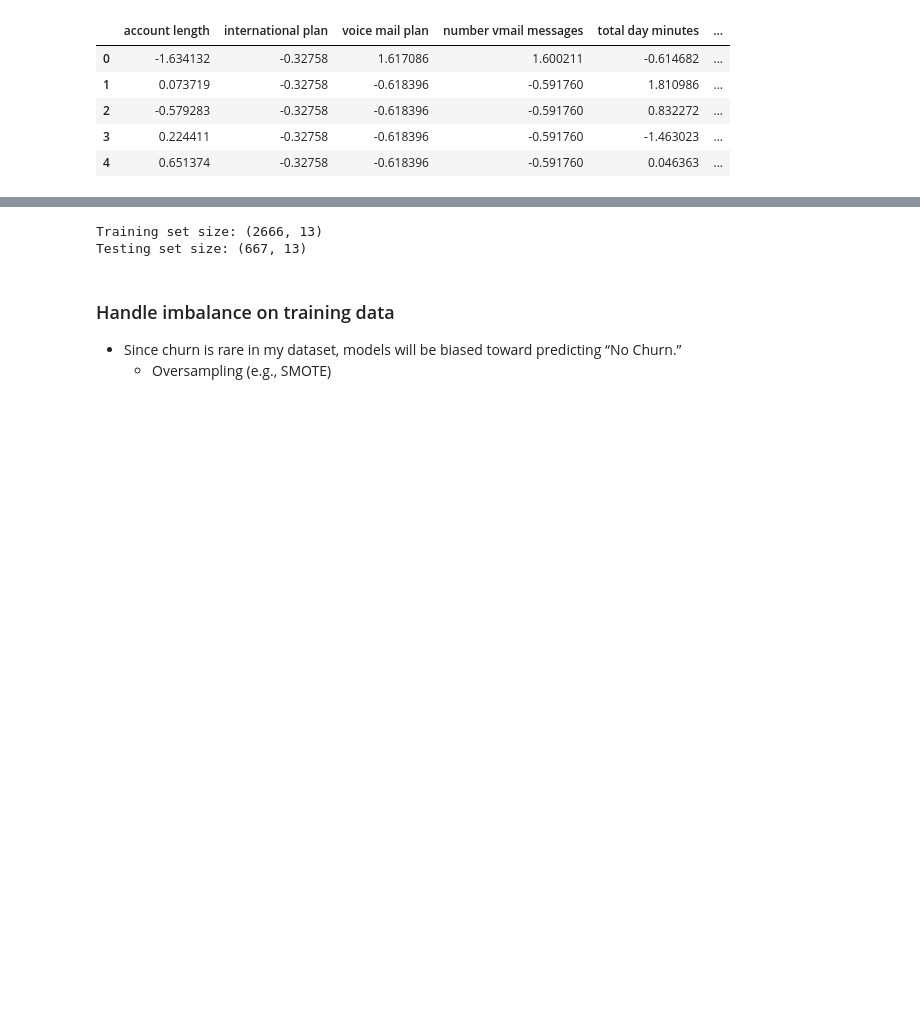
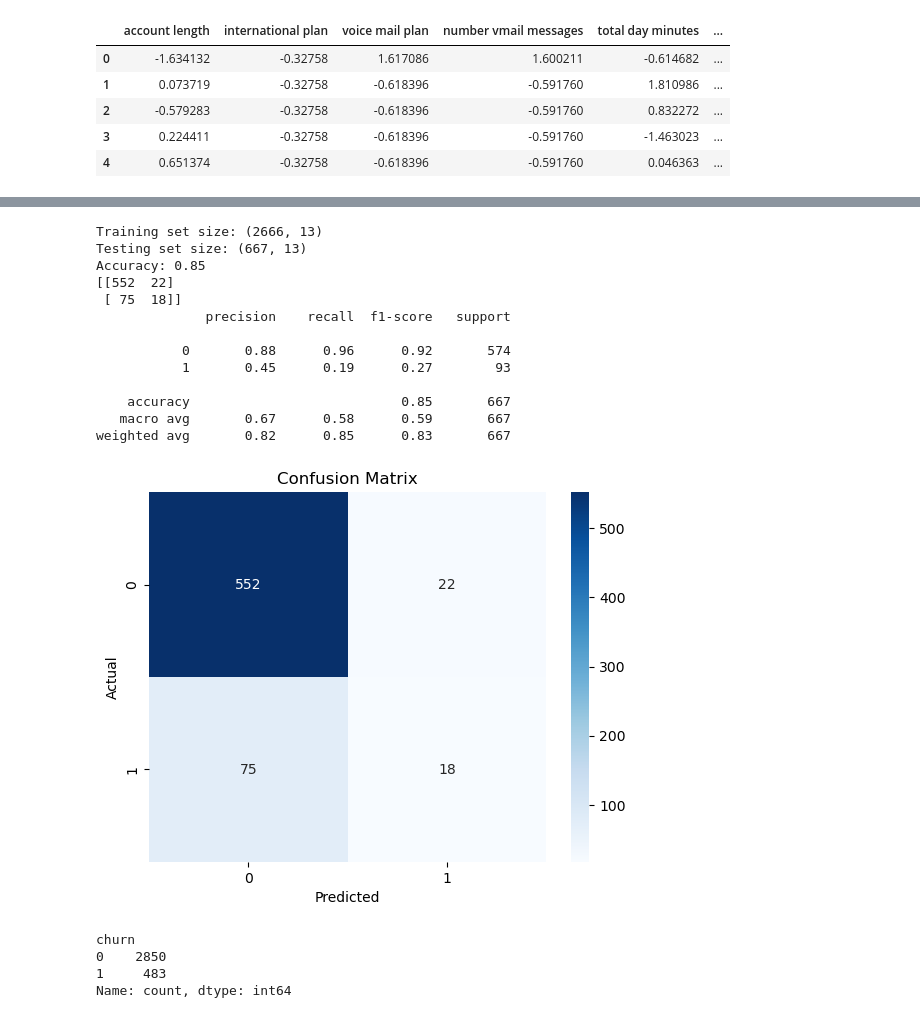
Before and after one commit to Hafsa-mohamed-Ad3n/Syria_tel-Churn-Analysis, a Jupyter notebook: Churn.ipynb, the cells around one changed output, grey strips where cells are left out. Saved outputs shown, nothing was run; the diff lists cells and outputs as text; code cells hidden in the pictures; blank space fills up the shorter version.

Commit message:
Models

```diff
--- a/Churn.ipynb
+++ b/Churn.ipynb
@@ -862,5 +889,5 @@ Recomendation:
 # %%
-df.drop(columns=['state', 'area code', 'phone number', 'Unnamed: 21', 'High Day Minutes', 'Total Revenu', 'state_full',	'tenure_group',	'total_revenue'], errors='ignore', inplace=True)
+df.drop(columns=['state', 'area code', 'phone number', 'Unnamed: 21', 'Total Revenu', 'state_full',	'tenure_group',	'total_revenue', 'total day charge', 'total eve charge', 'total night charge', 'total intl charge'], errors='ignore', inplace=True)
 df.head()
 # %% [output]
 |  | account length | international plan | voice mail plan | number vmail messages | total day minutes | ... |
@@ -927,17 +964,60 @@ Typically, we allocate 70-80% of the data for training and the remaining 20-30%
 # %%
-from sklearn.model_selection import train_test_split
-
 
 # Split the data
 X_train, X_test, y_train, y_test = train_test_split(X, y, test_size=0.2, random_state=42)
 
 # Confirm the split
 print(f"Training set size: {X_train.shape}")
 print(f"Testing set size: {X_test.shape}")
+
+
+# Scaling the features
+scaler = StandardScaler()
+X_train_scaled = scaler.fit_transform(X_train)
+X_test_scaled = scaler.transform(X_test)
+
+# Logistic Regression Model
+model = LogisticRegression
+
+model_1 = LogisticRegression(random_state=42)
+model_1.fit(X_train_scaled, y_train)
+# Predictions
+y_pred = model_1.predict(X_test_scaled)
+
+# Model Evaluation
+accuracy = accuracy_score(y_test, y_pred)
+print(f"Accuracy: {accuracy:.2f}")
+
+# Confusion Matrix
+print(confusion_matrix(y_test, y_pred))
+
+# Precision, Recall, F1-score, Support
+print(classification_report(y_test, y_pred))
+
+cm = confusion_matrix(y_test, y_pred)
+sns.heatmap(cm, annot=True, fmt='d', cmap='Blues')
+plt.xlabel('Predicted')
+plt.ylabel('Actual')
+plt.title('Confusion Matrix')
+plt.show()
+
+print(y.value_counts())
 # %% [output]
 Training set size: (2666, 13)
 Testing set size: (667, 13)
+Accuracy: 0.85
+[[552  22]
+ [ 75  18]]
+              precision    recall  f1-score   support
+
+           0       0.88      0.96      0.92       574
+           1       0.45      0.19      0.27        93
+
+    accuracy                           0.85       667
+   macro avg       0.67      0.58      0.59       667
+weighted avg       0.82      0.85      0.83       667
+[figure, added]
+churn
+0    2850
+1     483
+Name: count, dtype: int64
-# %% [markdown]
-### Handle imbalance on training data
-- Since churn is rare in my dataset, models will be biased toward predicting “No Churn.”
-   - Oversampling (e.g., SMOTE)
```
Also changed, not shown: parts of 21 cells of this notebook, 1 other file.
